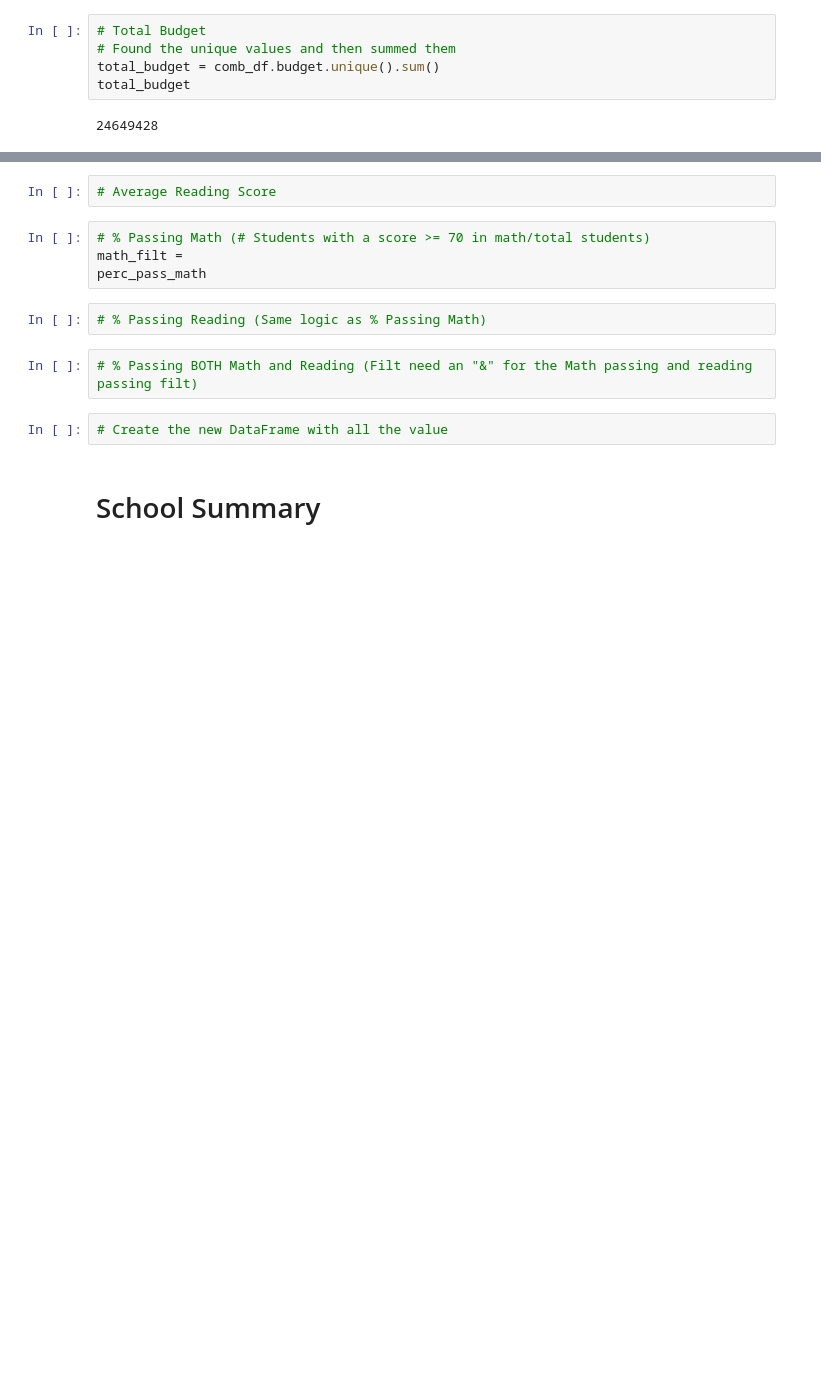
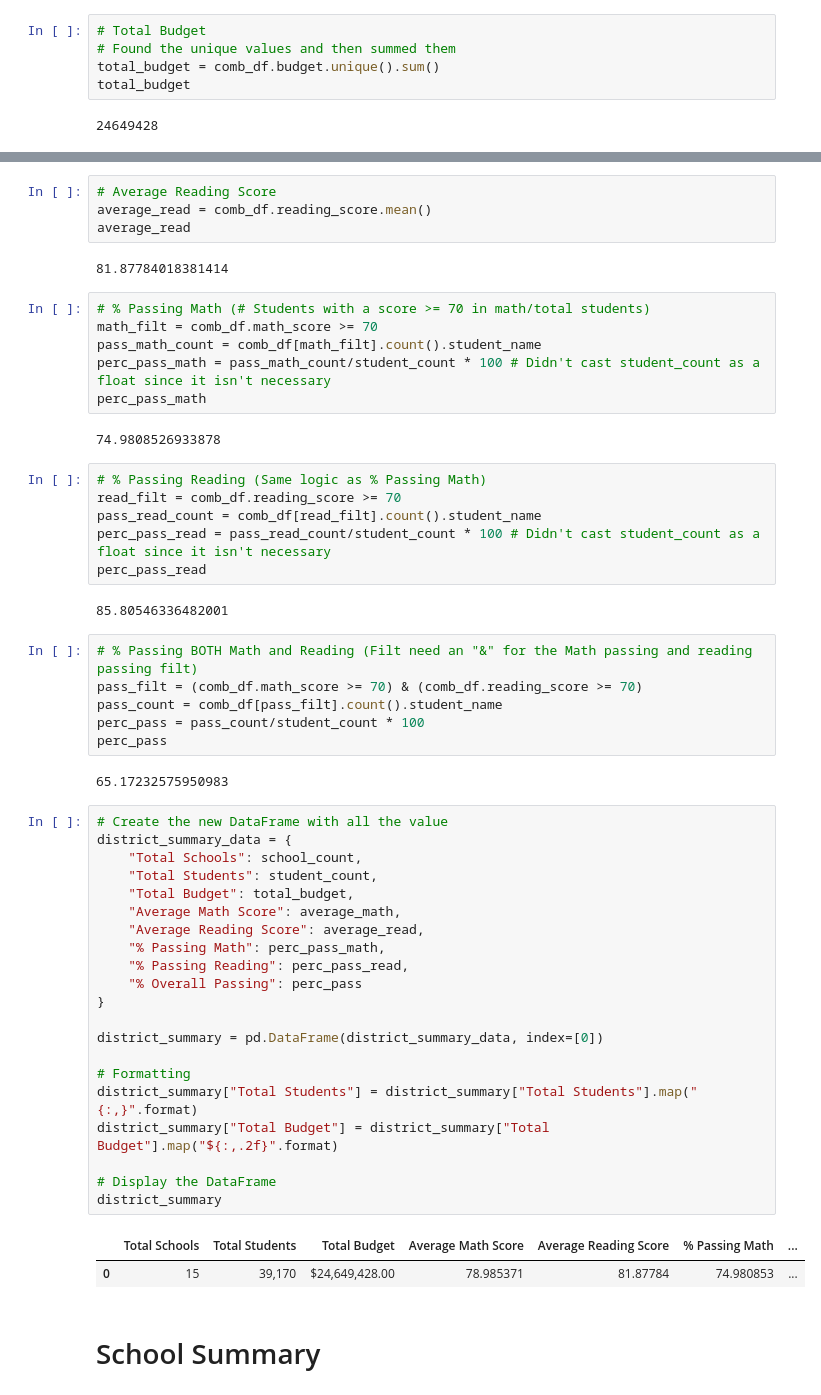
Before and after one commit to martabaker/ds_module_4_pandas, a Jupyter notebook: Starter Code/PyCitySchools.ipynb, the cells around one changed output, grey strips where cells are left out. Drawn from its saved outputs; the diff is of its cells as text; blank space fills up the shorter version.

```diff
--- a/Starter Code/PyCitySchools.ipynb
+++ b/Starter Code/PyCitySchools.ipynb
@@ -97,14 +99,56 @@ average_math
 # %%
 # Average Reading Score
+average_read = comb_df.reading_score.mean()
+average_read
+# %% [output]
+81.87784018381414
 # %%
 # % Passing Math (# Students with a score >= 70 in math/total students)
-math_filt =
+math_filt = comb_df.math_score >= 70
+pass_math_count = comb_df[math_filt].count().student_name
+perc_pass_math = pass_math_count/student_count * 100 # Didn't cast student_count as a float since it isn't necessary
 perc_pass_math
+# %% [output]
+74.9808526933878
 # %%
 # % Passing Reading (Same logic as % Passing Math)
+read_filt = comb_df.reading_score >= 70
+pass_read_count = comb_df[read_filt].count().student_name
+perc_pass_read = pass_read_count/student_count * 100 # Didn't cast student_count as a float since it isn't necessary
+perc_pass_read
+# %% [output]
+85.80546336482001
 # %%
 # % Passing BOTH Math and Reading (Filt need an "&" for the Math passing and reading passing filt)
+pass_filt = (comb_df.math_score >= 70) & (comb_df.reading_score >= 70)
+pass_count = comb_df[pass_filt].count().student_name
+perc_pass = pass_count/student_count * 100
+perc_pass
+# %% [output]
+65.17232575950983
 # %%
 # Create the new DataFrame with all the value
+district_summary_data = {
+    "Total Schools": school_count,
+    "Total Students": student_count,
+    "Total Budget": total_budget,
+    "Average Math Score": average_math,
+    "Average Reading Score": average_read,
+    "% Passing Math": perc_pass_math,
+    "% Passing Reading": perc_pass_read,
+    "% Overall Passing": perc_pass
+}
+
+district_summary = pd.DataFrame(district_summary_data, index=[0])
+
+# Formatting
+district_summary["Total Students"] = district_summary["Total Students"].map("{:,}".format)
+district_summary["Total Budget"] = district_summary["Total Budget"].map("${:,.2f}".format)
+
+# Display the DataFrame
+district_summary
+# %% [output]
+|  | Total Schools | Total Students | Total Budget | Average Math Score | Average Reading Score | % Passing Math | ... |
+| 0 | 15 | 39,170 | $24,649,428.00 | 78.985371 | 81.87784 | 74.980853 | ... |
 # %% [markdown]
 # School Summary
```
Also changed, not shown: parts of 14 cells of this notebook.
